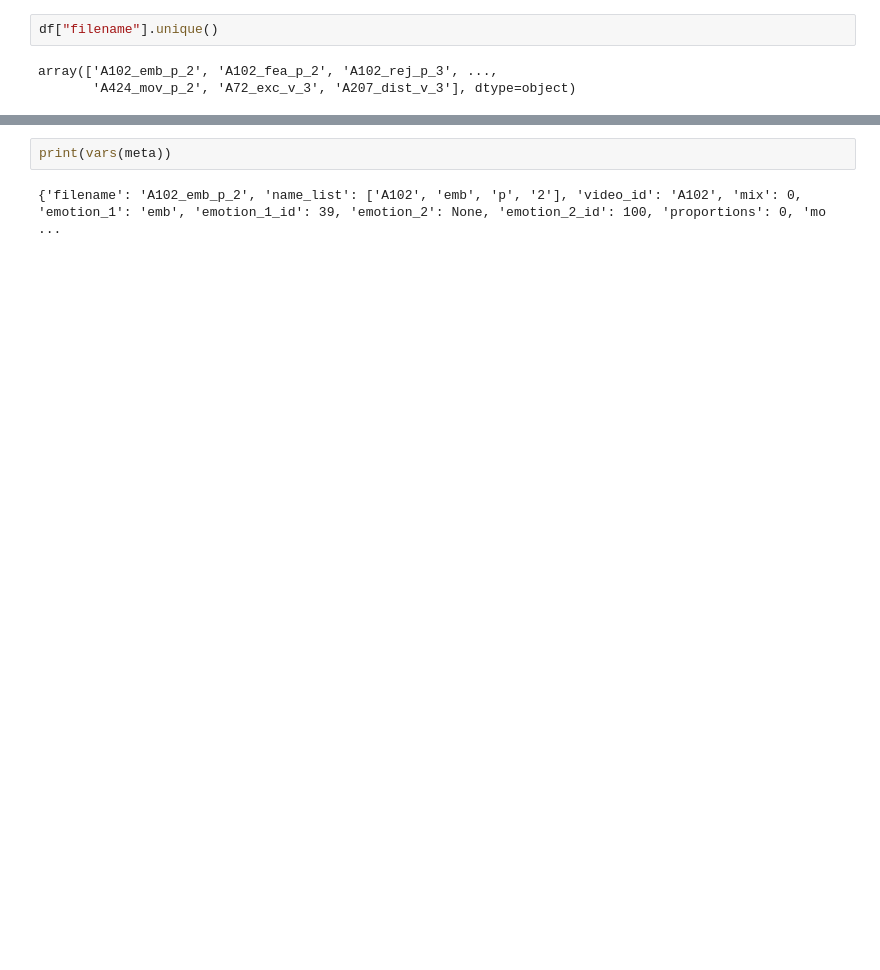
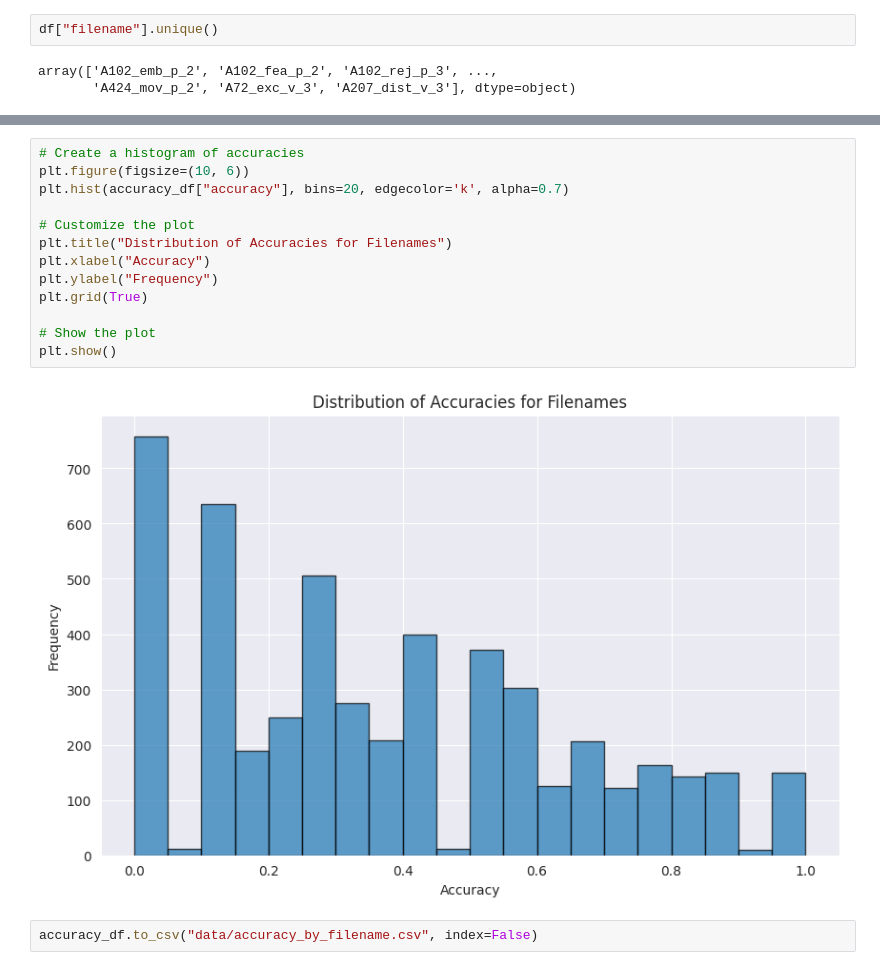
Before and after one commit to timlac/reco-response-analysis, a Jupyter notebook: segment_analysis.ipynb, the cells around one changed output, grey strips where cells are left out. Saved outputs shown, nothing was run; the diff lists cells and outputs as text; blank space fills up the shorter version.

```diff
--- a/segment_analysis.ipynb
+++ b/segment_analysis.ipynb
@@ -257,4 +241,17 @@ for df_ in slices:
-# %%
-print(vars(meta))
-# %% [output]
-{'filename': 'A102_emb_p_2', 'name_list': ['A102', 'emb', 'p', '2'], 'video_id': 'A102', 'mix': 0, 'emotion_1': 'emb', 'emotion_1_id': 39, 'emotion_2': None, 'emotion_2_id': 100, 'proportions': 0, 'mo ...
+# %%
+# Create a histogram of accuracies
+plt.figure(figsize=(10, 6))
+plt.hist(accuracy_df["accuracy"], bins=20, edgecolor='k', alpha=0.7)
+
+# Customize the plot
+plt.title("Distribution of Accuracies for Filenames")
+plt.xlabel("Accuracy")
+plt.ylabel("Frequency")
+plt.grid(True)
+
+# Show the plot
+plt.show()
+# %% [output]
+[figure, added]
+# %%
+accuracy_df.to_csv("data/accuracy_by_filename.csv", index=False)
```
Also changed, not shown: parts of 12 cells of this notebook, 4 other files.
